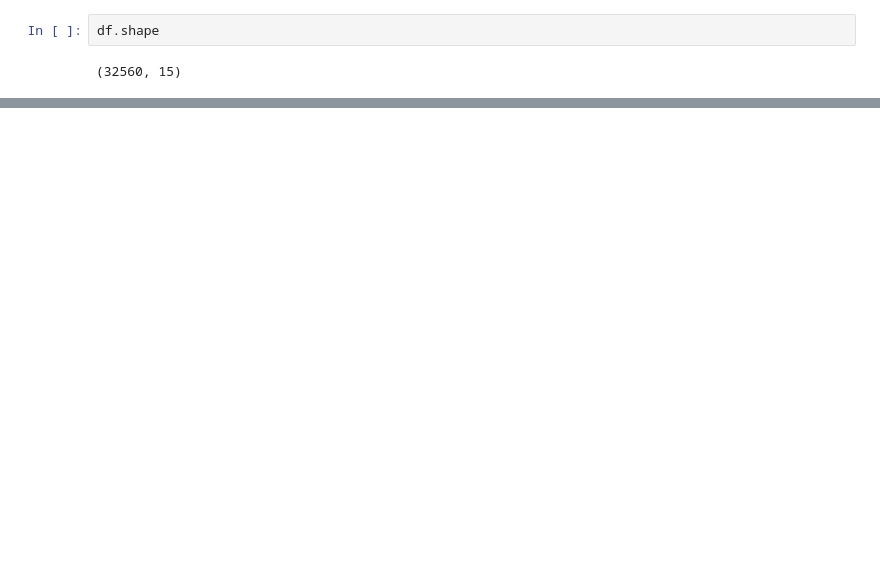
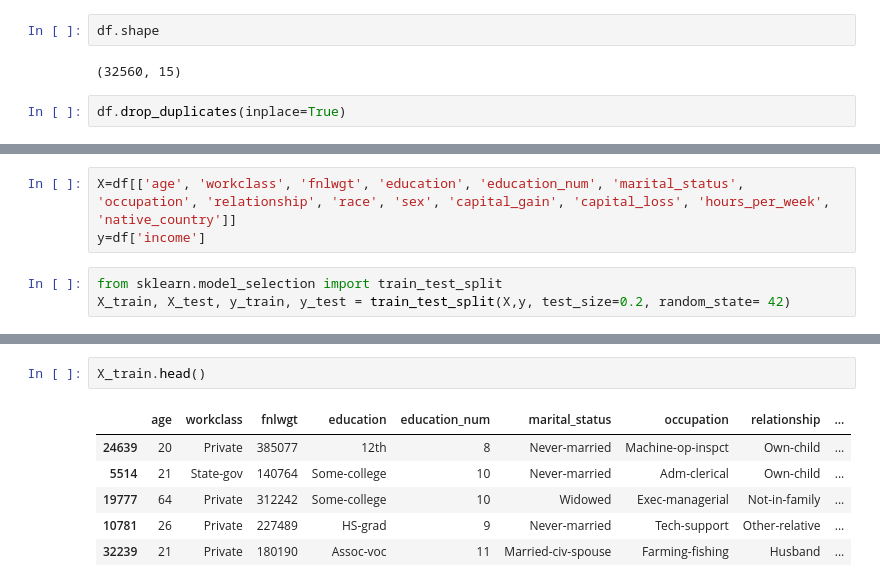
Before and after one commit to rani8511/Team3_ML_Project, a Jupyter notebook: R_Data_cleaning.ipynb, the cells around one changed output, grey strips where cells are left out. Saved outputs shown, nothing was run; the diff lists cells and outputs as text; blank space fills up the shorter version.

```diff
--- a/ML_Data_cleaning.ipynb
+++ b/R_Data_cleaning.ipynb
@@ -225,3 +271,5 @@ df. describe
 df.shape
 # %% [output]
 (32560, 15)
+# %%
+df.drop_duplicates(inplace=True)
@@ -227,0 +280,6 @@ df.shape
+# %%
+X=df[['age', 'workclass', 'fnlwgt', 'education', 'education_num', 'marital_status', 'occupation', 'relationship', 'race', 'sex', 'capital_gain', 'capital_loss', 'hours_per_week', 'native_country']]
+y=df['income']
+# %%
+from sklearn.model_selection import train_test_split
+X_train, X_test, y_train, y_test = train_test_split(X,y, test_size=0.2, random_state= 42)
@@ -227,0 +308,9 @@ df.shape
+# %%
+X_train.head()
+# %% [output]
+|  | age | workclass | fnlwgt | education | education_num | marital_status | occupation | relationship | ... |
+| 24639 | 20 | Private | 385077 | 12th | 8 | Never-married | Machine-op-inspct | Own-child | ... |
+| 5514 | 21 | State-gov | 140764 | Some-college | 10 | Never-married | Adm-clerical | Own-child | ... |
+| 19777 | 64 | Private | 312242 | Some-college | 10 | Widowed | Exec-managerial | Not-in-family | ... |
+| 10781 | 26 | Private | 227489 | HS-grad | 9 | Never-married | Tech-support | Other-relative | ... |
+| 32239 | 21 | Private | 180190 | Assoc-voc | 11 | Married-civ-spouse | Farming-fishing | Husband | ... |
```
Also changed, not shown: parts of 11 cells of this notebook, 3 other files.
